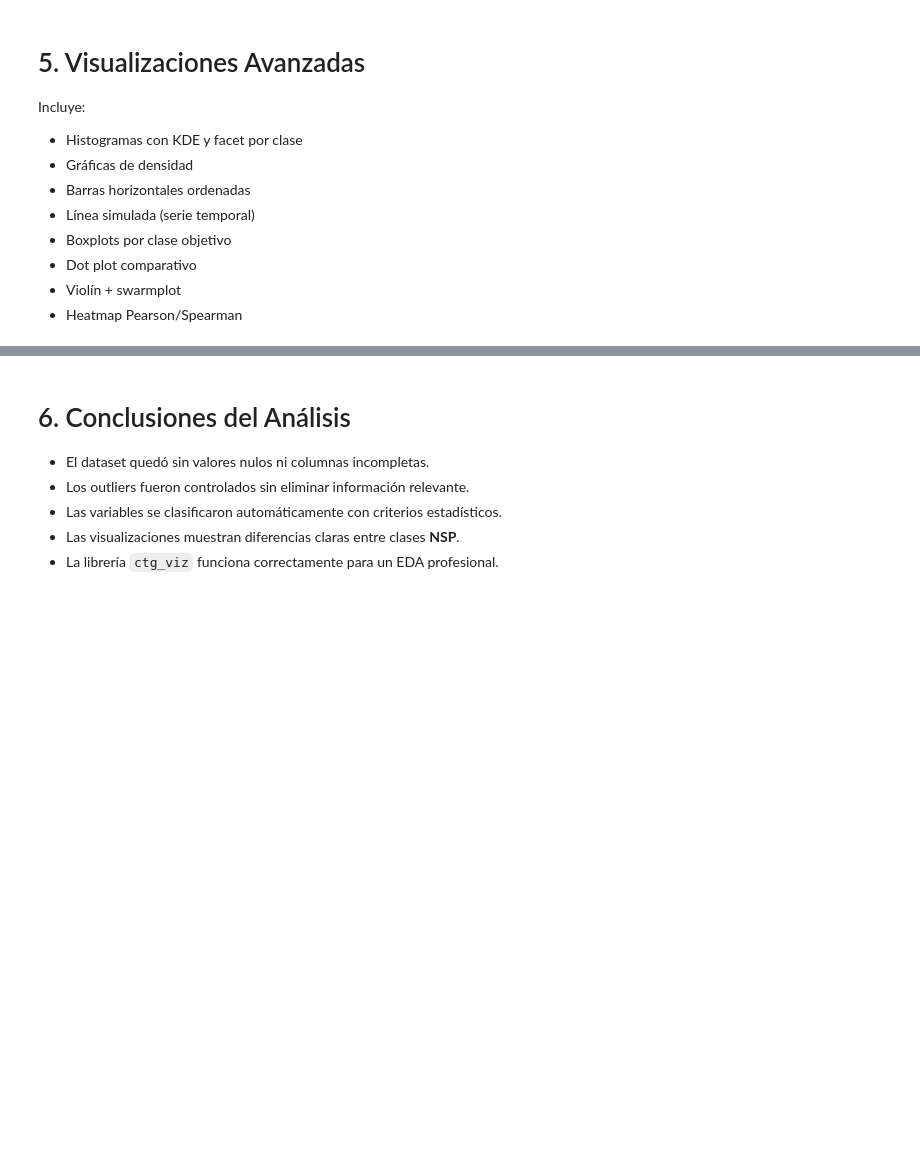
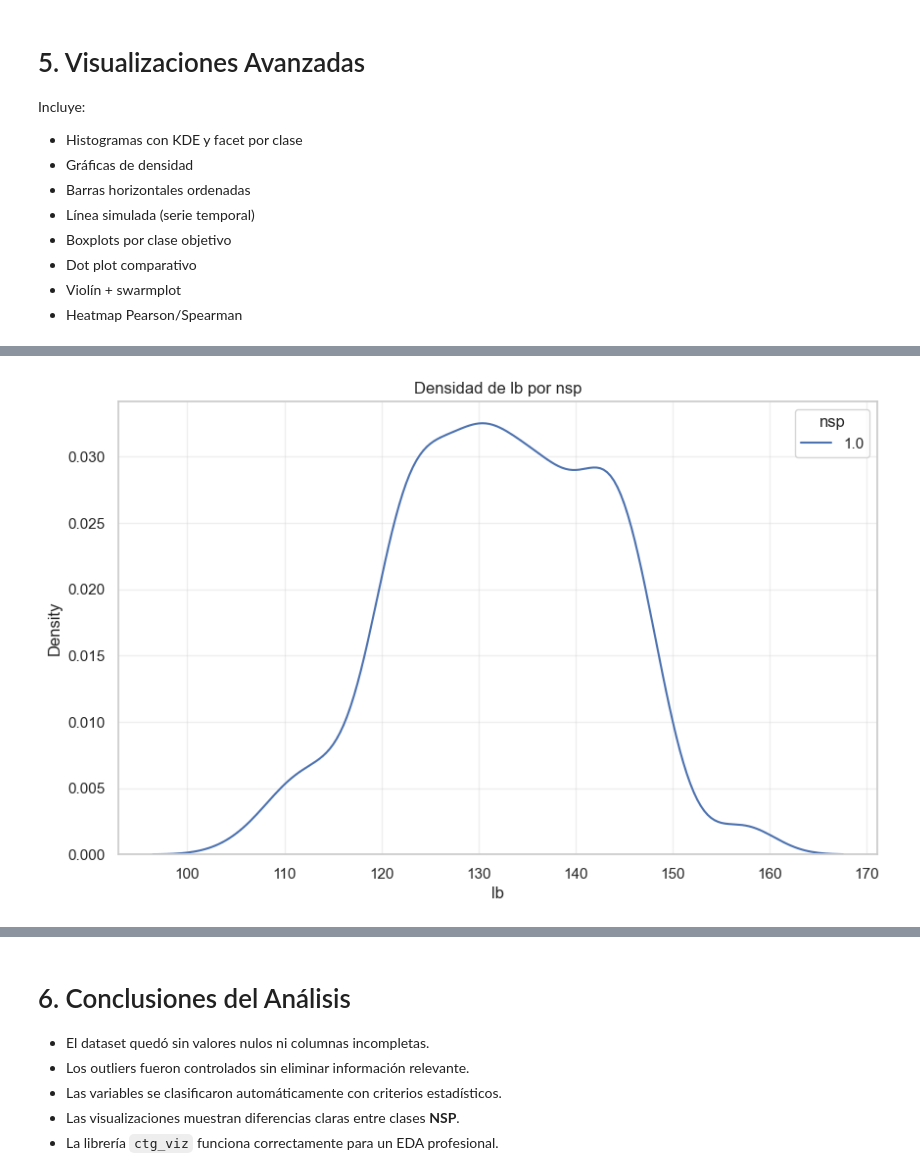
Before and after one commit to actdavidmc/ctg_viz_project, a Jupyter notebook: 01_exploracion.ipynb, the cells around one changed output, grey strips where cells are left out. Cells and saved outputs as stored; diff of their text form; code cells hidden in the pictures; blank space fills up the shorter version.

```diff
--- a/01_exploracion.ipynb
+++ b/01_exploracion.ipynb
@@ -129,3 +205,5 @@ plot_histogram(
 # %%
-plot_density(df, columnas=["LB", "FM"], hue="NSP")
+plot_density(df, columnas=["lb", "fm"], hue="nsp")
+# %% [output]
+[figure, added]
 # %%
```
Also changed, not shown: parts of 15 cells of this notebook, 2 other files.
